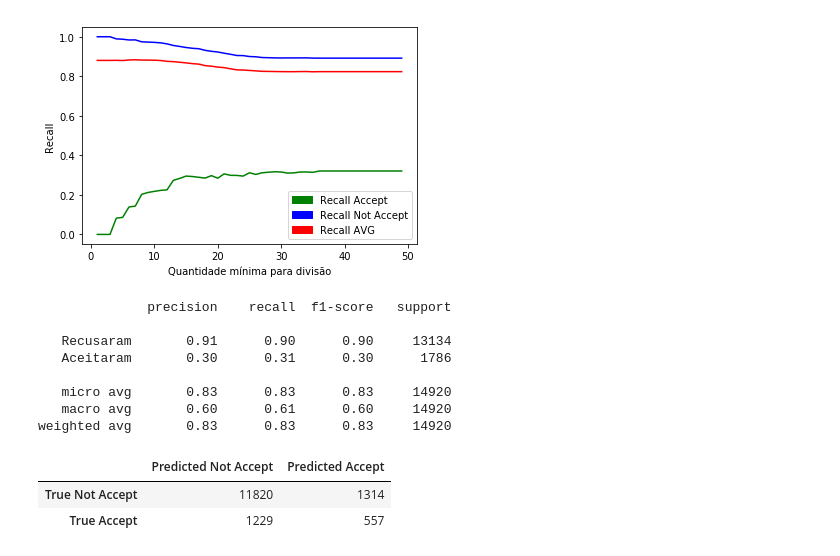
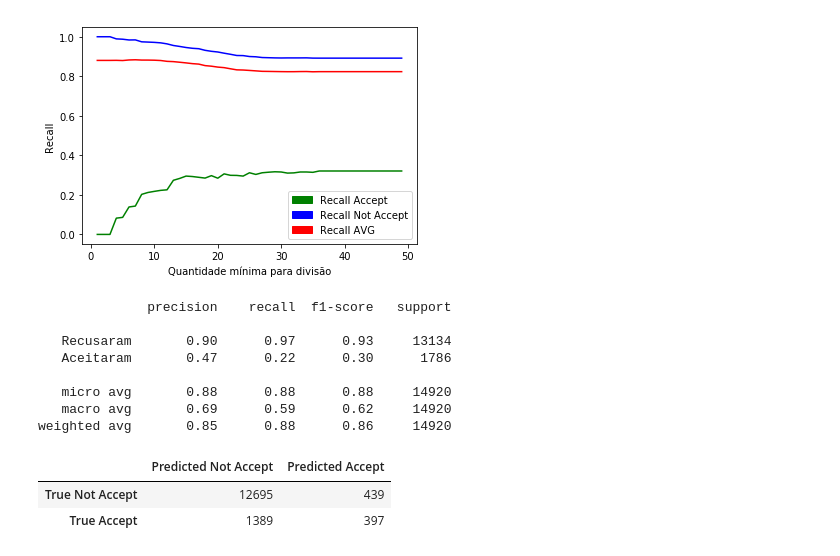
Before and after one commit to Aprendizado-de-Maquina-2018-2/classificacao, a Jupyter notebook: Decision Trees.ipynb, the cells around one changed output. Cells and saved outputs as stored; diff of their text form; code cells hidden in the pictures.

```diff
--- a/Decision Trees.ipynb
+++ b/Decision Trees.ipynb
@@ -279,30 +279,30 @@ plt.show()
 [figure]
 # %%
 clf = tree.DecisionTreeClassifier(criterion='gini',
-                                      min_samples_leaf=1,
-                                      min_samples_split=2,
-                                      max_depth=25,
+                                      min_samples_leaf=3,
+                                      min_samples_split=12,
+                                      max_depth=12,
                                       random_state=33)
 clf = clf.fit(X_train, y_train)
 y_predict = clf.predict(X_test)
 
 
 print(classification_report(y_test, y_predict,target_names=['Recusaram','Aceitaram']))
 
 pd.DataFrame(
     confusion_matrix(y_test, y_predict),
     columns=['Predicted Not Accept', 'Predicted Accept'],
     index=['True Not Accept', 'True Accept']
 )
 # %% [output]
               precision    recall  f1-score   support
 
-   Recusaram       0.91      0.90      0.90     13134
-   Aceitaram       0.30      0.31      0.30      1786
+   Recusaram       0.90      0.97      0.93     13134
+   Aceitaram       0.47      0.22      0.30      1786
 
-   micro avg       0.83      0.83      0.83     14920
-   macro avg       0.60      0.61      0.60     14920
-weighted avg       0.83      0.83      0.83     14920
+   micro avg       0.88      0.88      0.88     14920
+   macro avg       0.69      0.59      0.62     14920
+weighted avg       0.85      0.88      0.86     14920
 |  | Predicted Not Accept | Predicted Accept |
-| True Not Accept | 11820 | 1314 |
-| True Accept | 1229 | 557 |
+| True Not Accept | 12695 | 439 |
+| True Accept | 1389 | 397 |
```
Also changed, not shown: parts of 2 cells of this notebook.
